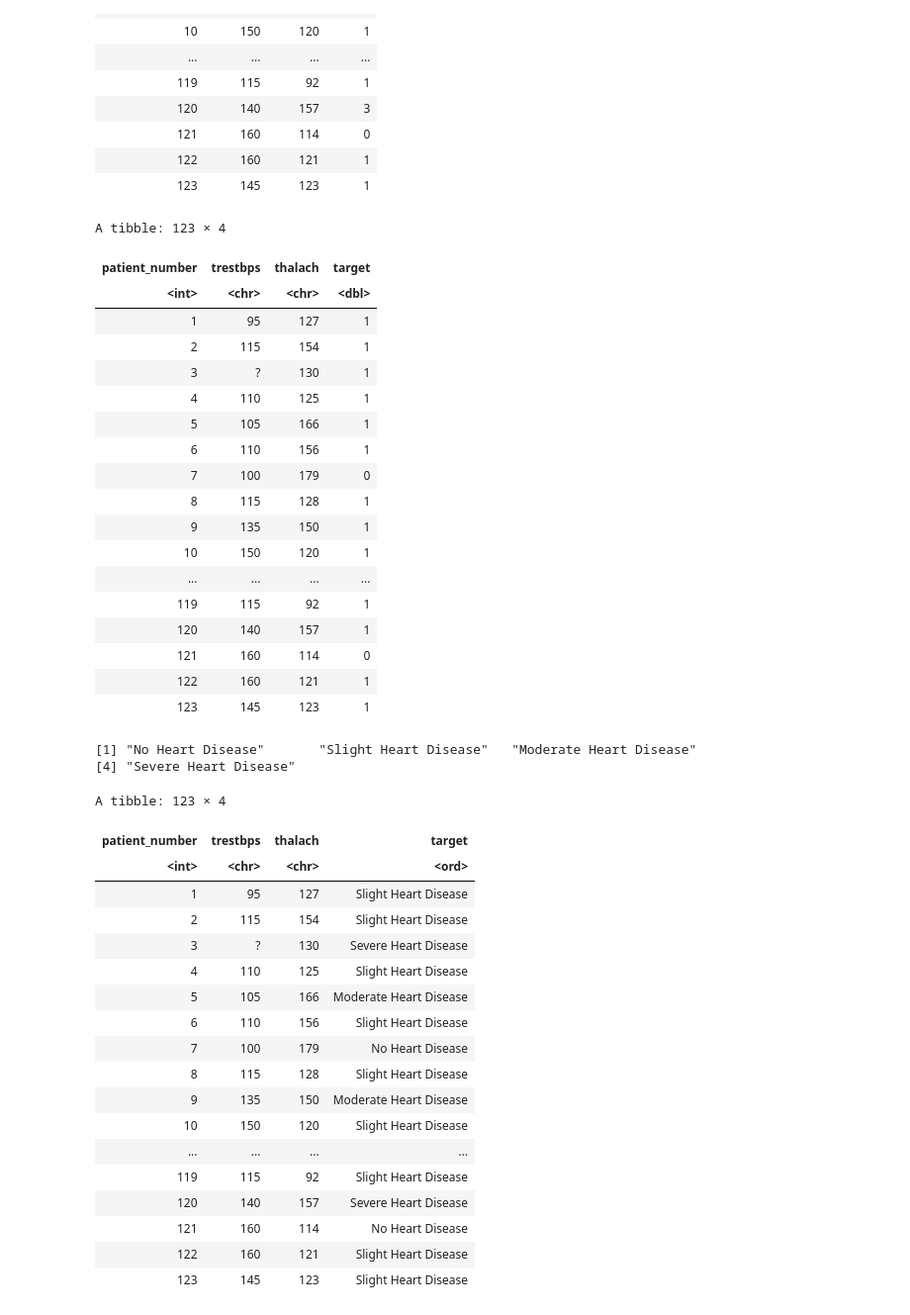
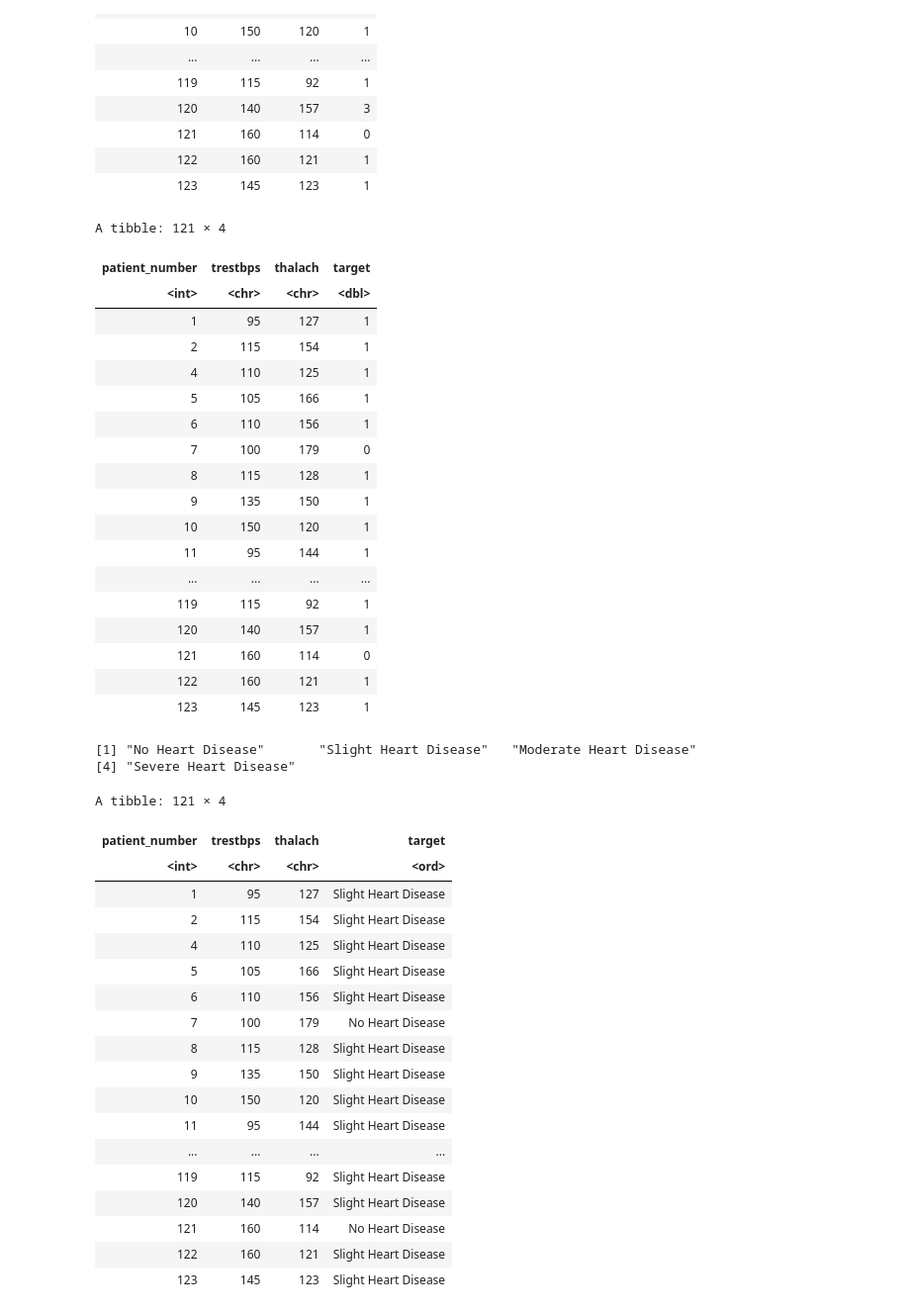
Before and after one commit to cchurch999/Data-Science-Group-Project-Books, a Jupyter notebook: Preliminary exploratory data analysis.ipynb, the cells around one changed output. Shown at 99% size. Drawn from its saved outputs; the diff is of its cells as text; code cells hidden in the pictures.

```diff
--- a/Preliminary exploratory data analysis.ipynb
+++ b/Preliminary exploratory data analysis.ipynb
@@ -142,14 +153,16 @@ A tibble: 123 × 4
 # We want to change column 14 to be only 0 (no to heart disease) and 1 (1 and above is yes to heart disease)
 changed_target <- filltered_heart_disease_data %>%
   mutate(target = ifelse(target >= 1, 1, 0))
-changed_target
+# remove all row with '?'
+changed_target_1 <- changed_target |>
+  filter_all(all_vars(. != "?"))
+changed_target_1
 # %% [output]
-A tibble: 123 × 4
+A tibble: 121 × 4
 | patient_number | trestbps | thalach | target |
 | <int> | <chr> | <chr> | <dbl> |
 | 1 | 95 | 127 | 1 |
 | 2 | 115 | 154 | 1 |
-| 3 | ? | 130 | 1 |
 | 4 | 110 | 125 | 1 |
 | 5 | 105 | 166 | 1 |
 | 6 | 110 | 156 | 1 |
@@ -157,6 +170,7 @@ A tibble: 123 × 4
 | 8 | 115 | 128 | 1 |
 | 9 | 135 | 150 | 1 |
 | 10 | 150 | 120 | 1 |
+| 11 | 95 | 144 | 1 |
 | ... | ... | ... | ... |
 | 119 | 115 | 92 | 1 |
 | 120 | 140 | 157 | 1 |
@@ -165,37 +179,37 @@ A tibble: 123 × 4
 | 123 | 145 | 123 | 1 |
 # %%
 # Other Methods
-heart_disease_data_other <- filltered_heart_disease_data %>%
+heart_disease_data_other <- changed_target_1 %>%
   mutate(target = factor(ifelse(target == 0, "No Heart Disease",
                                 ifelse(target == 1, "Slight Heart Disease",
                                        ifelse(target == 2, "Moderate Heart Disease",
                                               "Severe Heart Disease"))),
                          ordered = TRUE,
                          levels = c("No Heart Disease", "Slight Heart Disease",
                                     "Moderate Heart Disease", "Severe Heart Disease")))
 
 # Check the levels of the new target column
 levels(heart_disease_data_other$target)
 heart_disease_data_other
 # %% [output]
 [1] "No Heart Disease"       "Slight Heart Disease"   "Moderate Heart Disease"
 [4] "Severe Heart Disease"
-A tibble: 123 × 4
+A tibble: 121 × 4
 | patient_number | trestbps | thalach | target |
 | <int> | <chr> | <chr> | <ord> |
 | 1 | 95 | 127 | Slight Heart Disease |
 | 2 | 115 | 154 | Slight Heart Disease |
-| 3 | ? | 130 | Severe Heart Disease |
 | 4 | 110 | 125 | Slight Heart Disease |
-| 5 | 105 | 166 | Moderate Heart Disease |
+| 5 | 105 | 166 | Slight Heart Disease |
 | 6 | 110 | 156 | Slight Heart Disease |
 | 7 | 100 | 179 | No Heart Disease |
 | 8 | 115 | 128 | Slight Heart Disease |
-| 9 | 135 | 150 | Moderate Heart Disease |
+| 9 | 135 | 150 | Slight Heart Disease |
 | 10 | 150 | 120 | Slight Heart Disease |
+| 11 | 95 | 144 | Slight Heart Disease |
 | ... | ... | ... | ... |
 | 119 | 115 | 92 | Slight Heart Disease |
-| 120 | 140 | 157 | Severe Heart Disease |
+| 120 | 140 | 157 | Slight Heart Disease |
 | 121 | 160 | 114 | No Heart Disease |
 | 122 | 160 | 121 | Slight Heart Disease |
 | 123 | 145 | 123 | Slight Heart Disease |
```
Also changed, not shown: parts of 4 cells of this notebook.
